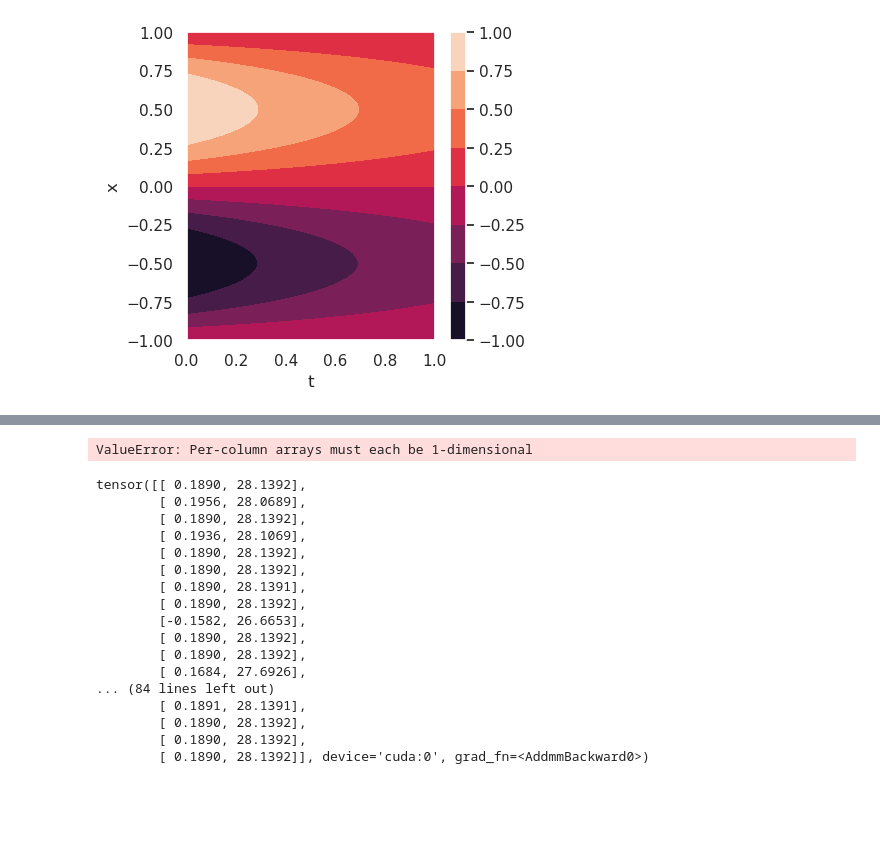
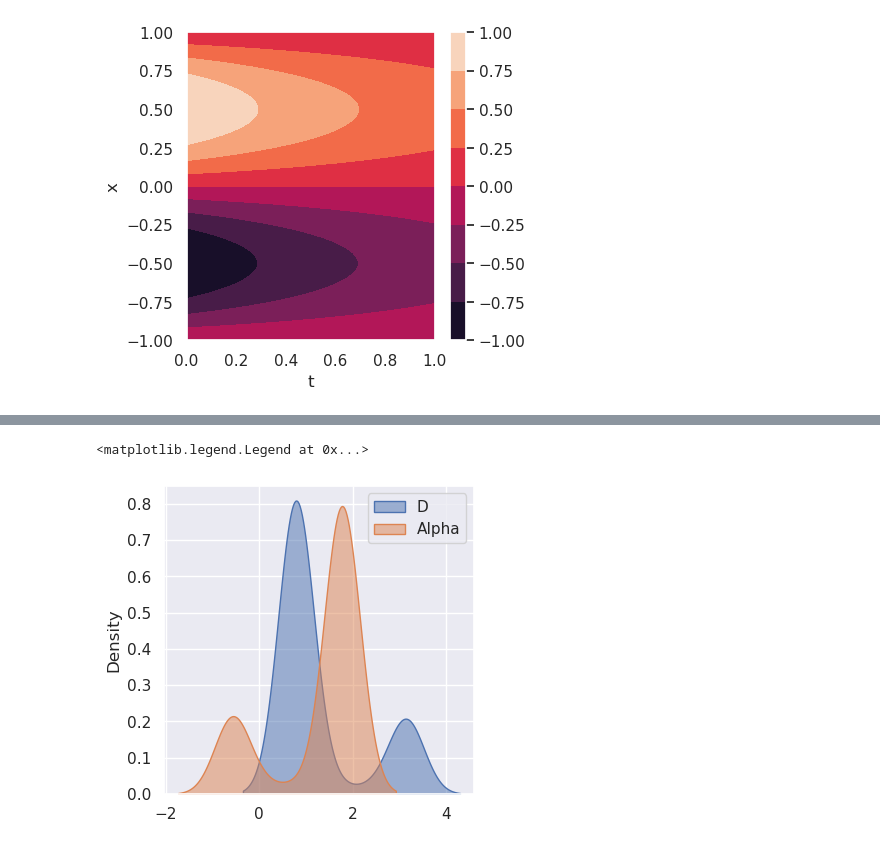
Before and after one commit to csml-beach/deep-bayesian-operator-nets, a Jupyter notebook: notebooks/test_posterior.ipynb, the cells around one changed output, grey strips where cells are left out. Drawn from its saved outputs; the diff is of its cells as text; code cells hidden in the pictures; blank space fills up the shorter version.

```diff
--- a/notebooks/test_posterior.ipynb
+++ b/notebooks/test_posterior.ipynb
@@ -389,9 +341,16 @@ ValueError: too many values to unpack (expected 2)
+# %%
+p1, p2 = samples.cpu().detach().unbind(1)
 # %%
-g  = sns.kdeplot(ss, fill=True, palette="crest",
+g  = sns.kdeplot(p1, fill=True, palette="crest",
                  alpha=.5, linewidth=1)
-g.legend( ['Alpha','D'])
+
+
+g  = sns.kdeplot(p2, fill=True, palette="crest",
+                 alpha=.5, linewidth=1)
+g.legend( ['D', 'Alpha'])
 # %% [output]
-ValueError: Per-column arrays must each be 1-dimensional
+<matplotlib.legend.Legend at 0x...>
+[figure, added]
 # %%
 x = torch.linspace(-1, 1, 100).reshape(-1, 1)
 t = torch.linspace(0, 1, 100).reshape(-1, 1)
@@ -399,23 +358,3 @@ t = torch.linspace(0, 1, 100).reshape(-1, 1)
 X, T = torch.meshgrid(x[:, 0], t[:, 0])
 
 y_true = Experiment.exact_solution(T, X)
-# %%
-samples
-# %% [output]
-tensor([[ 0.1890, 28.1392],
-        [ 0.1956, 28.0689],
-        [ 0.1890, 28.1392],
-        [ 0.1936, 28.1069],
-        [ 0.1890, 28.1392],
-        [ 0.1890, 28.1392],
-        [ 0.1890, 28.1391],
-        [ 0.1890, 28.1392],
-        [-0.1582, 26.6653],
-        [ 0.1890, 28.1392],
-        [ 0.1890, 28.1392],
-        [ 0.1684, 27.6926],
-... (84 lines left out)
-        [ 0.1891, 28.1391],
-        [ 0.1890, 28.1392],
-        [ 0.1890, 28.1392],
-        [ 0.1890, 28.1392]], device='cuda:0', grad_fn=<AddmmBackward0>)
```
Also changed, not shown: parts of 9 cells of this notebook.
